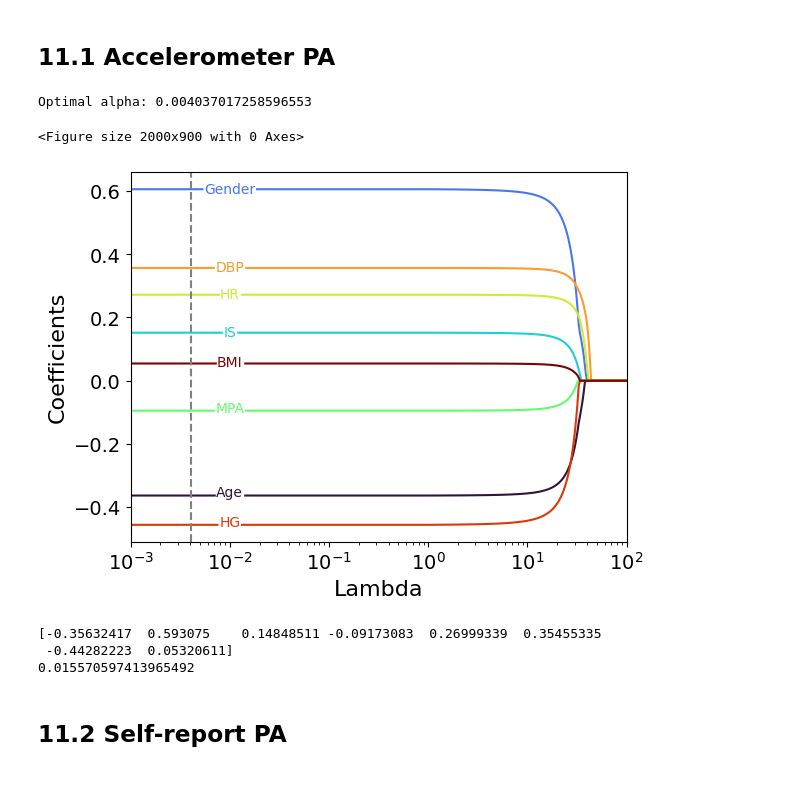
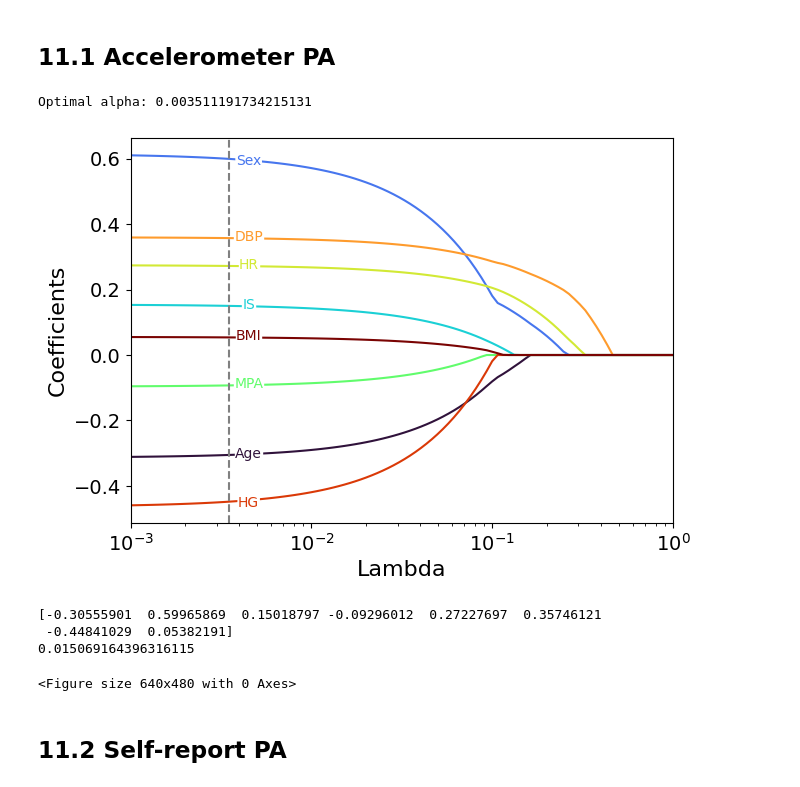
Before and after one commit to ivychad/Physical-Activity-BrainAGE, a Jupyter notebook: 3A Analysis.ipynb, the cells around one changed output. Saved outputs shown, nothing was run; the diff lists cells and outputs as text; code cells hidden in the pictures.

Commit message:
added EDU analysis, imaging site, LASSO figure fixes, standardization at beginning, overall cleanup

```diff
--- a/3A Analysis.ipynb
+++ b/3A Analysis.ipynb
@@ -434,13 +348,16 @@ plt.show()
 # recode Imaging site and Gender
 # 1 = Cheadle;  2 = Reading;  3 = Newcastle;  4 = Bristol
 main_test['IS'] = main_test['IS'].map({'11025': 0, '11026': 1,'11027': 2, '11028': 3})
-main_test["Gender"] = main_test["Gender"].map({"Female":0, "Male":1})
-main_test["Gender"] = main_test["Gender"].astype("int")
+main_test["Sex"] = main_test["Sex"].map({"Female":0, "Male":1})
+main_test["Sex"] = main_test["Sex"].astype("int")
 main_test = main_test.rename(columns={"BADCombined": "BA"})
 # %% [markdown]
 # 4 Reorder dataframe and delete unused variables
 # %%
-main_test = main_test[['Age', 'Gender', 'IS' , 'LPA', 'MPA', 'VPA', 'SRLPA', 'SRMPA', 'SRVPA', 'HG', 'HR', 'BMI', 'DBP', 'SBP', 'BA']]
+main_test = main_test[['Age', 'Sex', 'IS' , 'LPA', 'MPA', 'VPA', 'SRLPA', 'SRMPA', 'SRVPA', 'HG', 'HR', 'BMI', 'DBP', 'SBP', 'BA']]
+# %%
+main_test = pd.DataFrame(main_test)
+main_test[["LPA", "MPA","VPA","SRLPA","SRMPA","SRVPA","HR", "DBP", "SBP", "HG","BMI","Age","Sex","IS"]] = stats.zscore(main_test[["LPA", "MPA","VPA","SRLPA","SRMPA","SRVPA","HR", "DBP", "SBP", "HG","BMI","Age","Sex","IS"]], nan_policy='omit')
 # %% [markdown]
 # 5 Correlation heatmap
 # %%
@@ -1007,7 +657,7 @@ print(model_comparison)
 # 9 Standardization of all variables
 # %%
 main_test = pd.DataFrame(main_test)
-main_test[["LPA", "MPA","VPA","SRLPA","SRMPA","SRVPA","HR", "DBP", "SBP", "HG","BMI","Age","Gender","IS"]] = stats.zscore(main_test[["LPA", "MPA","VPA","SRLPA","SRMPA","SRVPA","HR", "DBP", "SBP", "HG","BMI","Age","Gender","IS"]], nan_policy='omit')
+main_test[["LPA", "MPA","VPA","SRLPA","SRMPA","SRVPA","HR", "DBP", "SBP", "HG","BMI","Age","Sex","IS"]] = stats.zscore(main_test[["LPA", "MPA","VPA","SRLPA","SRMPA","SRVPA","HR", "DBP", "SBP", "HG","BMI","Age","Sex","IS"]], nan_policy='omit')
 # %% [markdown]
 # 10 Mediation analysis
 # %% [markdown]
@@ -1175,15 +825,15 @@ Notes:
 # %% [markdown]
 ## 11.1 Accelerometer PA
 # %%
-df = main_test[["Age","Gender","IS", "MPA", "SRMPA", "HR", "DBP", "HG", "BMI", "BA"]]
+df = main_test[["Age","Sex","IS", "MPA", "SRMPA", "HR", "DBP", "HG", "BMI", "BA"]]
 df = df.dropna()
 df = pd.DataFrame(df)
-X = df[["Age","Gender","IS", "MPA", "HR", "DBP", "HG", "BMI"]]
+X = df[["Age","Sex","IS", "MPA", "HR", "DBP", "HG", "BMI"]]
 Y = df["BA"]
-columns = ["Age","Gender","IS", "MPA", "HR", "DBP", "HG", "BMI"]
+columns = ["Age","Sex","IS", "MPA", "HR", "DBP", "HG", "BMI"]
 
 coefs = []
-alphas = np.power(10,np.linspace(start=-3, stop=3, num=100))
+alphas = np.power(10,np.linspace(start=-3, stop=0, num=100))
 
 for a in alphas:
     lasso = Lasso(alpha=a)
@@ -1209,57 +859,55 @@ r_squared = lasso.score(X,Y)
 
 
 cmap = cm.get_cmap('turbo')
-plt.figure(figsize=(20,9))
-coefs.plot(kind='line', colormap=cmap)
-#plt.plot(coefs, color=cm.plasma([np.linspace(0,1,12)]))
+plt.figure(figsize=(7,5))
+for i, column in enumerate(columns):
+    plt.plot(alphas, coefs[column], label=column, color=cmap(i / (len(columns) - 1)))
 
 for i, column in enumerate(columns):
     y_pos = coefficients[i]
     color = cmap(i / 7.0)
 
     if i == 1:
-        plt.annotate(column, (1e-2, y_pos), textcoords="offset points", xytext=(0, 0),
+        plt.annotate(column, (0.0045, y_pos), textcoords="offset points", xytext=(0, -4),
                      ha='center', fontsize=10, color=color, bbox=dict(boxstyle='round', facecolor='white', edgecolor="white", pad=0))
     elif i == 5:
-        plt.annotate(column, (1e-2, y_pos), textcoords="offset points", xytext=(0, -2),
+        plt.annotate(column, (0.0045, y_pos), textcoords="offset points", xytext=(0, -2),
                      ha='center', fontsize=10, color=color, bbox=dict(boxstyle='square', facecolor='white', edgecolor="white", pad=0))
     elif i == 3:
-        plt.annotate(column, (1e-2, y_pos), textcoords="offset points", xytext=(0, -2),
+        plt.annotate(column, (0.0045, y_pos), textcoords="offset points", xytext=(0, -2),
                      ha='center', fontsize=10, color=color, bbox=dict(boxstyle='square', facecolor='white', edgecolor="white", pad=0))
     elif i == 6:
-        plt.annotate(column, (1e-2, y_pos), textcoords="offset points", xytext=(0, -4),
+        plt.annotate(column, (0.0045, y_pos), textcoords="offset points", xytext=(0, -4),
                      ha='center', fontsize=10, color=color, bbox=dict(boxstyle='round', facecolor='white', edgecolor="white", pad=0))
     else:
-        plt.annotate(column, (1e-2, y_pos), textcoords="offset points", xytext=(0, -2),
+        plt.annotate(column, (0.0045, y_pos), textcoords="offset points", xytext=(0, -2),
                      ha='center', fontsize=10, color=color, bbox=dict(boxstyle='square', facecolor='white',edgecolor="white", pad=0))
 
 
 plt.xticks(alphas, fontsize = 14)
 plt.yticks(fontsize = 14)
 plt.xscale("log")
 plt.axvline(x = best_alpha, color = 'gray', linestyle='dashed')
 plt.axis('tight')
 plt.xlabel('Lambda', fontsize = 16)
-plt.xlim(0.001, 100)
+plt.xlim(0.001, 1)
 plt.ylabel('Coefficients', fontsize = 16)
 #plt.title('Lasso coefficients as a function of alpha')
 #plt.legend(columns, bbox_to_anchor=(1.01, 1.02), loc='upper left')
 plt.legend().set_visible(False)
 plt.show()
-
-
-
+plt.savefig('lasso_main.pdf', format='pdf', dpi=800)
 
 # Print the coefficients
 print(coefficients)
 print(r_squared)
 # %% [output]
-Optimal alpha: 0.004037017258596553
+Optimal alpha: 0.003511191734215131
+[figure, new version]
-<Figure size 2000x900 with 0 Axes>
+[-0.30555901  0.59965869  0.15018797 -0.09296012  0.27227697  0.35746121
+ -0.44841029  0.05382191]
+0.015069164396316115
-[figure, old version]
-[-0.35632417  0.593075    0.14848511 -0.09173083  0.26999339  0.35455335
- -0.44282223  0.05320611]
-0.015570597413965492
+<Figure size 640x480 with 0 Axes>
 # %% [markdown]
 ## 11.2 Self-report PA
 # %%
```
Also changed, not shown: parts of 62 cells of this notebook, 13 other files.
